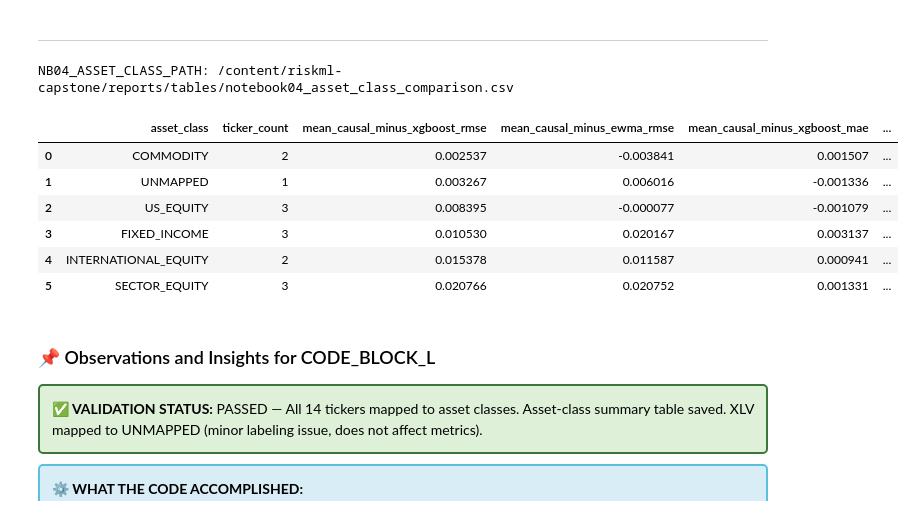
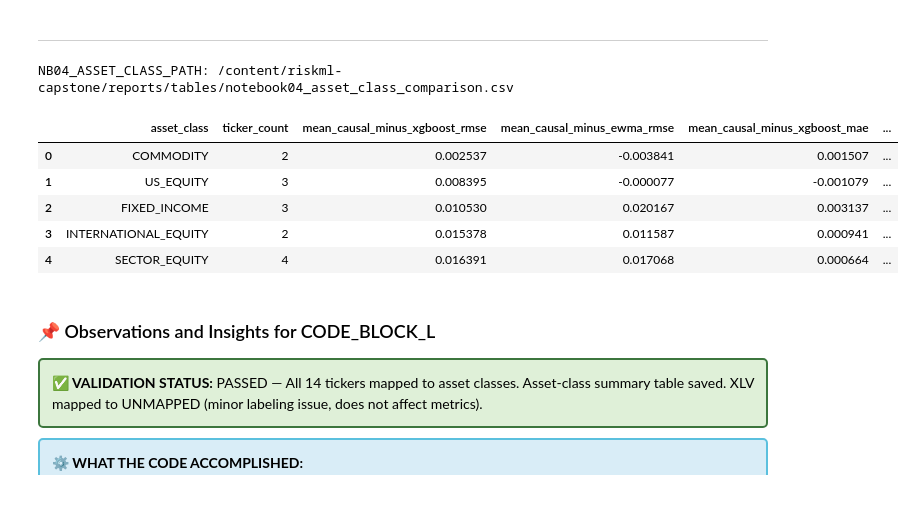
Before and after one commit to stevearchuleta/riskml-capstone, a Jupyter notebook: notebooks/04_risk_forecasting_causal.ipynb, the cells around one changed output. Cells and saved outputs as stored; diff of their text form; code cells hidden in the pictures.

```diff
--- a/notebooks/04_risk_forecasting_causal.ipynb
+++ b/notebooks/04_risk_forecasting_causal.ipynb
@@ -2753,15 +2753,15 @@ ASSET_CLASS_MAP = {
     "IWM": "US_EQUITY",
     "EFA": "INTERNATIONAL_EQUITY",
     "EEM": "INTERNATIONAL_EQUITY",
+    "XLK": "SECTOR_EQUITY",
     "XLF": "SECTOR_EQUITY",
-    "XLK": "SECTOR_EQUITY",
     "XLE": "SECTOR_EQUITY",
+    "XLV": "SECTOR_EQUITY",
     "TLT": "FIXED_INCOME",
     "LQD": "FIXED_INCOME",
     "HYG": "FIXED_INCOME",
     "GLD": "COMMODITY",
     "DBC": "COMMODITY",
-    "VNQ": "REAL_ESTATE",
 }
 
 # =========================================================================
@@ -2781,38 +2781,37 @@ ASSET_CLASS_SUMMARY_DF = (
     .agg(
         ticker_count=("ticker", "count"),
         mean_causal_minus_xgboost_rmse=("causal_minus_xgboost_rmse", "mean"),
         mean_causal_minus_ewma_rmse=("causal_minus_ewma_rmse", "mean"),
         mean_causal_minus_xgboost_mae=("causal_minus_xgboost_mae", "mean"),
         mean_causal_minus_ewma_mae=("causal_minus_ewma_mae", "mean"),
         rmse_wins_vs_xgboost=("rmse_improves_vs_xgboost", "sum"),
         rmse_wins_vs_ewma=("rmse_improves_vs_ewma", "sum"),
     )
     .reset_index()
     .sort_values("mean_causal_minus_xgboost_rmse")
     .reset_index(drop=True)
 )
 
 # ==============================================================
 # SAVE THE ASSET-CLASS SUMMARY TABLE FOR REPORT SUBSECTION REUSE
 # ==============================================================
 
 save_dataframe_csv(ASSET_CLASS_SUMMARY_DF, NB04_ASSET_CLASS_PATH)
 
 # ===============================================================
 # PRINT THE ASSET-CLASS OUTPUT PATH AND DISPLAY THE SUMMARY TABLE
 # ===============================================================
 
 print("NB04_ASSET_CLASS_PATH:", str(NB04_ASSET_CLASS_PATH))
 display(ASSET_CLASS_SUMMARY_DF)
 # %% [output]
 NB04_ASSET_CLASS_PATH: /content/riskml-capstone/reports/tables/notebook04_asset_class_comparison.csv
 |  | asset_class | ticker_count | mean_causal_minus_xgboost_rmse | mean_causal_minus_ewma_rmse | mean_causal_minus_xgboost_mae | ... |
 | 0 | COMMODITY | 2 | 0.002537 | -0.003841 | 0.001507 | ... |
-| 1 | UNMAPPED | 1 | 0.003267 | 0.006016 | -0.001336 | ... |
-| 2 | US_EQUITY | 3 | 0.008395 | -0.000077 | -0.001079 | ... |
-| 3 | FIXED_INCOME | 3 | 0.010530 | 0.020167 | 0.003137 | ... |
-| 4 | INTERNATIONAL_EQUITY | 2 | 0.015378 | 0.011587 | 0.000941 | ... |
-| 5 | SECTOR_EQUITY | 3 | 0.020766 | 0.020752 | 0.001331 | ... |
+| 1 | US_EQUITY | 3 | 0.008395 | -0.000077 | -0.001079 | ... |
+| 2 | FIXED_INCOME | 3 | 0.010530 | 0.020167 | 0.003137 | ... |
+| 3 | INTERNATIONAL_EQUITY | 2 | 0.015378 | 0.011587 | 0.000941 | ... |
+| 4 | SECTOR_EQUITY | 4 | 0.016391 | 0.017068 | 0.000664 | ... |
 # %% [markdown]
 ### 📌 Observations and Insights for CODE_BLOCK_L
 
```
Also changed, not shown: parts of 3 cells of this notebook.
